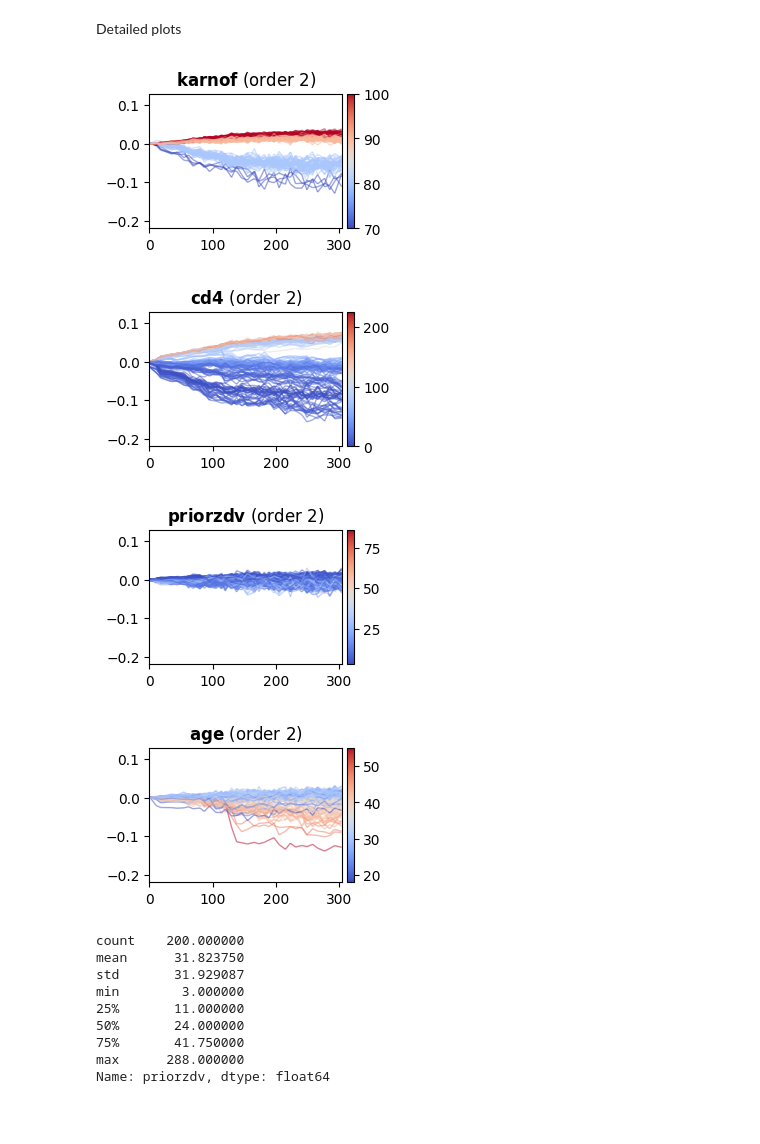
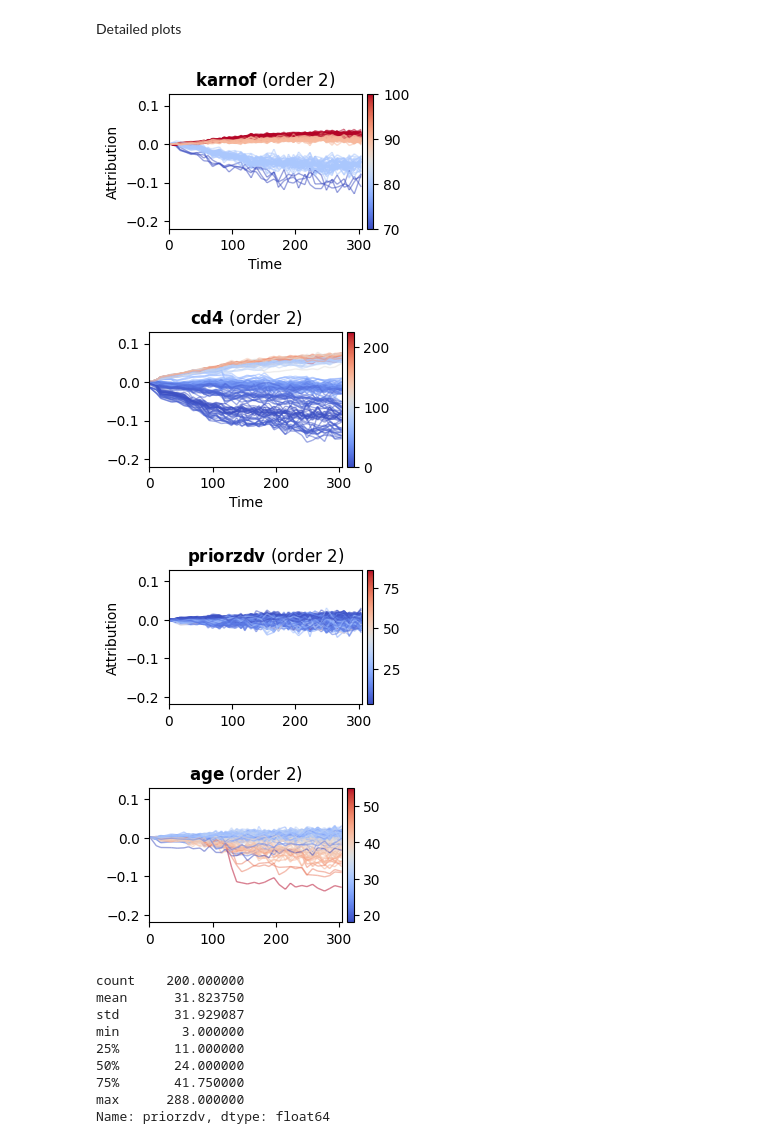
Before and after one commit to sophhan/survshapiq, a Jupyter notebook: experiments/explain_actg.ipynb, the cells around one changed output. Drawn from its saved outputs; the diff is of its cells as text; code cells hidden in the pictures; blank space fills up the shorter version.

```diff
--- a/experiments/explain_actg.ipynb
+++ b/experiments/explain_actg.ipynb
@@ -77,13 +78,6 @@ filename = f'results/actg_explanations_order2.pkl'
 with open(filename, 'wb') as f:
     pickle.dump(explanations_order2, f)
 # %%
-np.random.seed(SEED)
-n_samples = 200
-if X_train.shape[0] > n_samples:
-    X_explain = X_train.sample(n_samples)
-else:
-    n_samples = X_train.shape[0]
-    X_explain = X_train
 explanations_order1 = src.survshapiq(
     model,
     X_train.values,
@@ -172,9 +166,8 @@ for feature_name in df_plot1.feature.unique():
     # if feature_name == "age":
     #     ax.set_xlabel('Time')
     #     ax.set_ylabel(' ')
-    # if feature_name == "karnof":
-    #     ax.set_xlabel('')
-    #     ax.set_ylabel('Attribution')
+    if feature_name in ["karnof", "priorzdv"]:
+        ax.set_ylabel('Attribution')
     # if feature_name == "priorzdv":
     #     ax.set_xlabel(' ')
     #     ax.set_ylabel(' ')
@@ -197,6 +190,10 @@ for feature_name in df_plot1.feature.unique():
 [figure]
 # %% [markdown]
 ### Order 2
+# %%
+filename = f'results/actg_explanations_order2.pkl'
+with open(filename, 'rb') as f:
+    explanations_order2 = pickle.load(f)
 # %%
 df_plot2 = pd.concat([explanations_order2[i].assign(time=timepoints, id=i, ).iloc[:35,:] for i in range(200)])
 df_plot2 = pd.melt(df_plot2, id_vars=['time', 'id'], var_name="feature") #, 'treatment'])
@@ -248,42 +245,40 @@ for feature_name in df_plot2_attribution.feature.unique():
 
         lc = LineCollection(
             segments,
             cmap=CMAP, # coolwarm
             norm=plt.Normalize(temp.color.min(), temp.color.max()),
             array=c[:-1],  # color values
             linewidth=1,
             alpha=0.5
         )
         ax.add_collection(lc)
 
     ax.set_xlim(0, 305)
     ax.set_ylim(-0.22, 0.13)
     ax.set_title("$\mathbf{" + feature_name + "}$ (order 2)")
-    # if feature_name == "age":
-    #     ax.set_xlabel('Time')
-    #     ax.set_ylabel(' ')
-    # if feature_name == "karnof":
-    #     ax.set_xlabel('')
-    #     ax.set_ylabel('Attribution')
+    if feature_name in ["karnof", "cd4"]:
+        ax.set_xlabel('Time')
+    if feature_name in ["karnof", "priorzdv"]:
+        ax.set_ylabel('Attribution')
     # if feature_name == "priorzdv":
     #     ax.set_xlabel(' ')
     #     ax.set_ylabel(' ')
     # if feature_name == "cd4":
     #     ax.set_xlabel('Time')
     #     ax.set_ylabel('Attribution')
 
     # Add colorbar
     sm = plt.cm.ScalarMappable(cmap=CMAP, norm=plt.Normalize(temp.color.quantile(0.00), temp.color.quantile(0.95), clip=True))
     sm.set_array([])  # required for colorbar
     cbar = fig.colorbar(sm, ax=ax, pad=0.02)
     # cbar.set_label("color value")
     # plt.tight_layout()
     plt.savefig(f'results/actg_order2_global_{feature_name}.pdf', bbox_inches="tight", pad_inches=0.01)
     # plt.close()
 # %% [output]
-[figure, old version]
+[figure, new version]
-[figure, old version]
+[figure, new version]
-[figure, old version]
+[figure, new version]
 [figure]
 # %%
 palette = {
```
Also changed, not shown: parts of 6 cells of this notebook, 57 other files.
